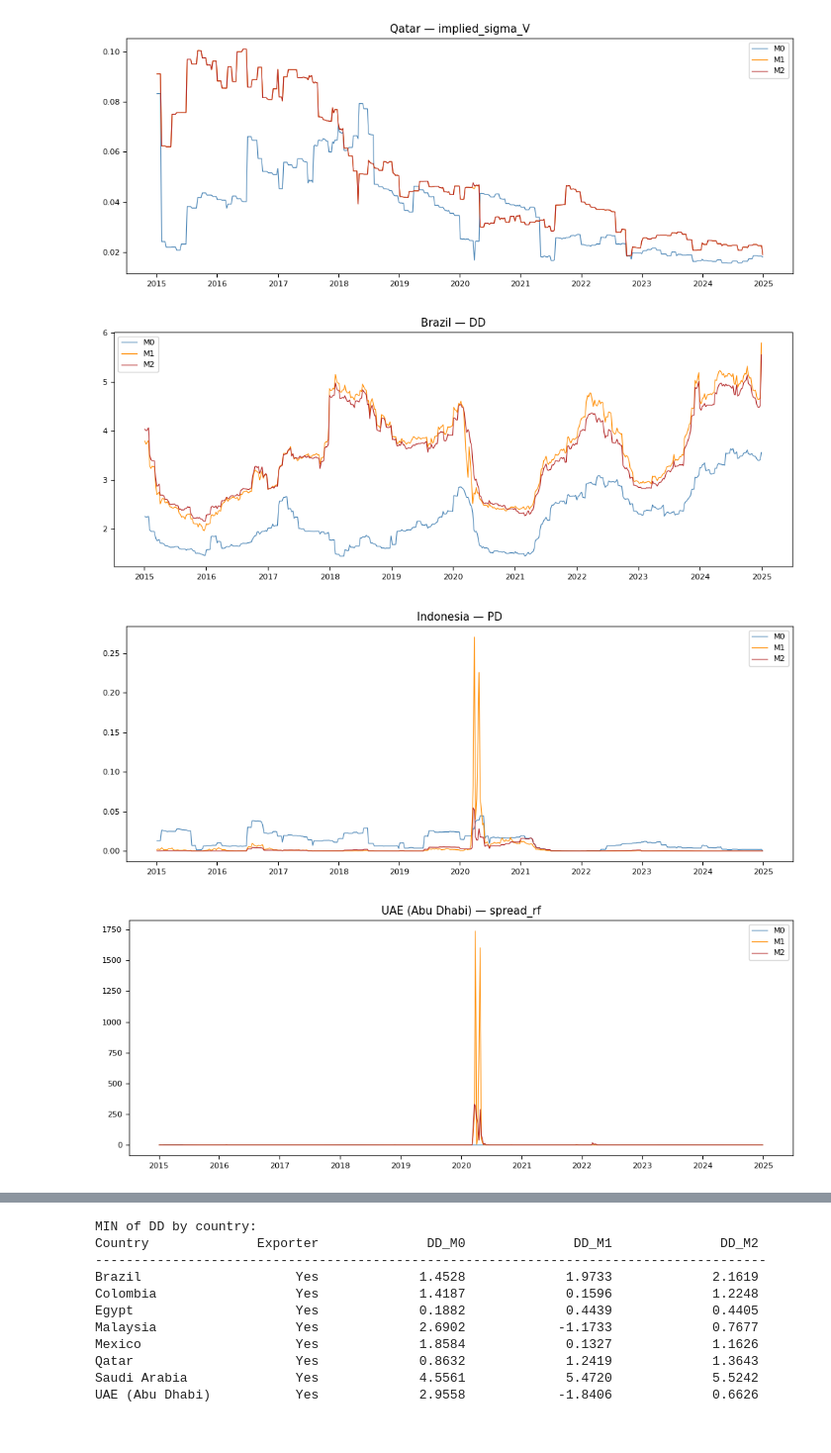
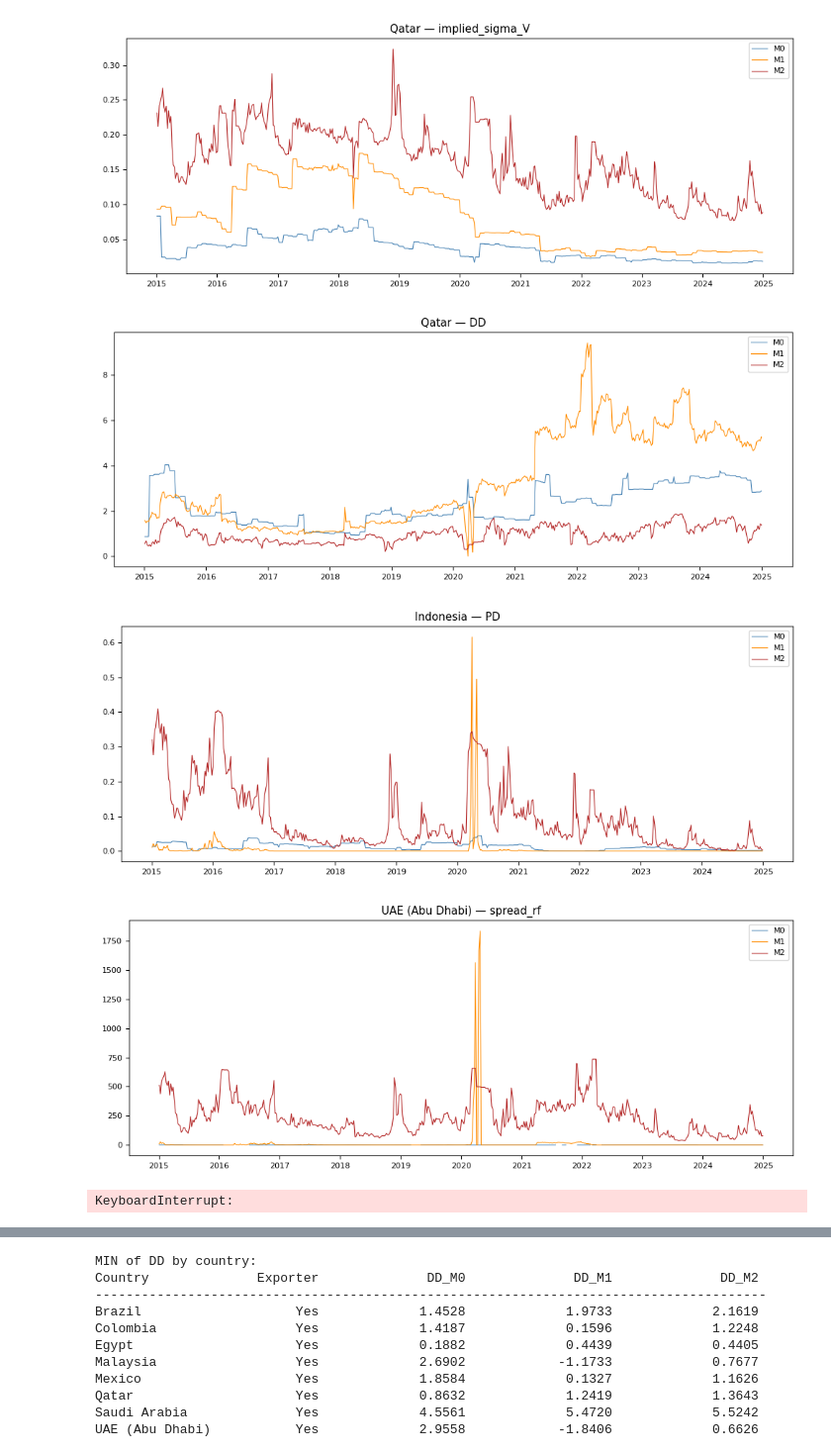
Before and after one commit to juanfp02/commodities_and_sovereigns, a Jupyter notebook: Chapter_03/CCA_results.ipynb, the cells around one changed output, grey strips where cells are left out. Shown at 99% size. Cells and saved outputs as stored; diff of their text form; code cells hidden in the pictures.

```diff
--- a/Chapter_03/CCA_results.ipynb
+++ b/Chapter_03/CCA_results.ipynb
@@ -20,14 +20,14 @@ CONTROLS  = ['Chile', 'China', 'Indonesia', 'Philippines', 'South Africa',
              'South Korea', 'Thailand', 'Turkey']
 
 # M1/ M2 parameters
-GAMMA = 0.05
-J = -0.1366
+GAMMA = 0.15
+J = -0.074116
 
 # === Load results ===
 PATHS = {
-    'M0': '../output/results/M0_results_5YCDS_weekly.csv',
-    'M1': '../output/results/final results/M1_results_5YCDS_weekly_05_dampening.csv',
-    'M2': '../output/results/final results/M2_results_5YCDS_weekly_05_dampening.csv',
+    'M0': '../output/results/final_inchallah/M0_results_5YCDS_weekly.csv',
+    'M1': '../output/results/final_inchallah/M1_results_5YCDS_weekly_15_dampening.csv',
+    'M2': '../output/results/final_inchallah/M2_results_5YCDS_weekly_15_dampening.csv',
 }
 
 dfs = {}
@@ -104,7 +104,7 @@ def graphfunc(country, col='implied_V', models=['M0', 'M1', 'M2']):
 # %%
 graphfunc('Qatar', 'implied_sigma_V', ['M0', 'M1', 'M2'])
 # %% [output]
-[figure, old version]
+[figure, new version]
 # %%
 t = HORIZON
 sqt = np.sqrt(t)
@@ -122,9 +122,9 @@ V2, s2 = panel['implied_V_M2'].values, panel['implied_sigma_V_M2'].values
 lam = panel['lambda_annual'].values
 panel['DD_M2'] = (np.log(V2 / B) + (rf - 0.5 * s2**2) * t) / (s2 * sqt)
 # %%
-graphfunc('Brazil', 'DD', ['M0', 'M1', 'M2'])
+graphfunc('Qatar', 'DD', ['M0', 'M1', 'M2'])
 # %% [output]
-[figure, old version]
+[figure, new version]
 # %%
 panel['PD_M0'] = norm.cdf(-panel['DD_M0'])
 panel['PD_M1'] = norm.cdf(-panel['DD_M1'])
@@ -132,7 +132,7 @@ panel['PD_M2'] = norm.cdf(-panel['DD_M2'])
 
 graphfunc('Indonesia', 'PD', ['M0', 'M1', 'M2'])
 # %% [output]
-[figure, old version]
+[figure, new version]
 # %%
 panel['spread_rf_M0'] =  -(1/t) * np.log(1 - (1 - RECOVERY) * panel['PD_M0']) * 10000
 panel['spread_rf_M1'] =  -(1/t) * np.log(1 - (1 - RECOVERY) * panel['PD_M1']) * 10000
@@ -140,7 +140,7 @@ panel['spread_rf_M2'] =  -(1/t) * np.log(1 - (1 - RECOVERY) * panel['PD_M2']) *
 
 graphfunc('UAE (Abu Dhabi)', 'spread_rf', ['M0', 'M1', 'M2'])
 # %% [output]
-[figure, old version]
+[figure, new version]
 # %%
 V0, s0 = panel['implied_V_M0'].values, panel['implied_sigma_V_M0'].values
 d1_M0 = (np.log(V0 / B) + (rf + 0.5 * s0**2) * t) / (s0 * sqt)
@@ -195,6 +195,8 @@ panel['put_M2'] = compute_put_M2(
     panel['implied_V_M2'].values, panel['implied_sigma_V_M2'].values,
     B, rf, panel['lambda_annual'].values, J, GAMMA, t
 )
+# %% [output]
+KeyboardInterrupt:
 # %%
 
 graphfunc('Indonesia', 'put', ['M0', 'M1', 'M2'])
```
Also changed, not shown: parts of 7 cells of this notebook, 19 other files.
